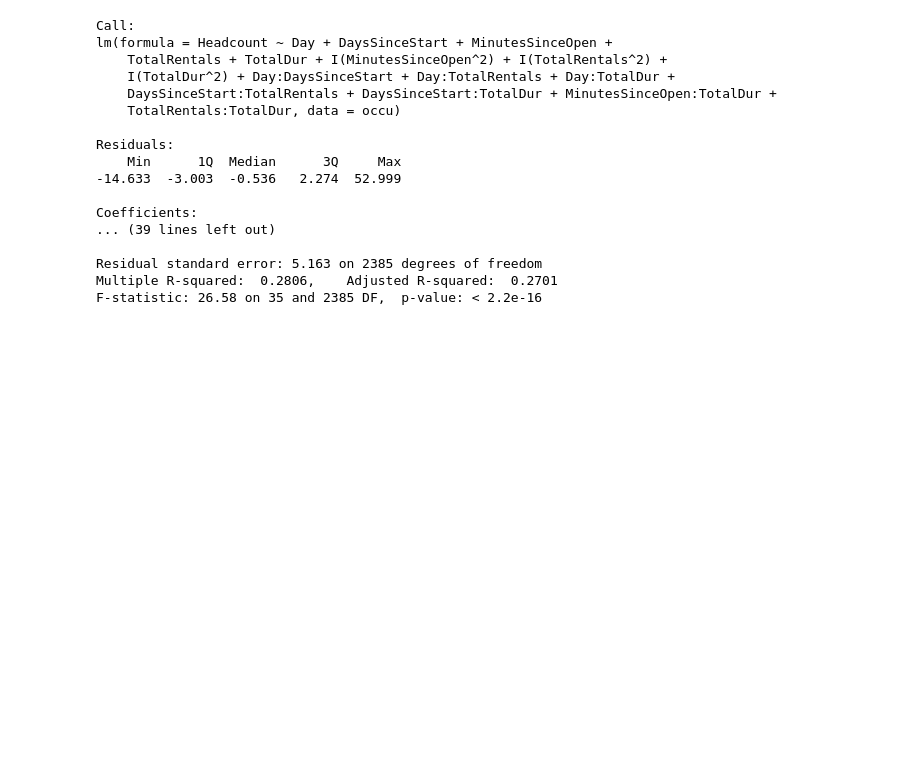
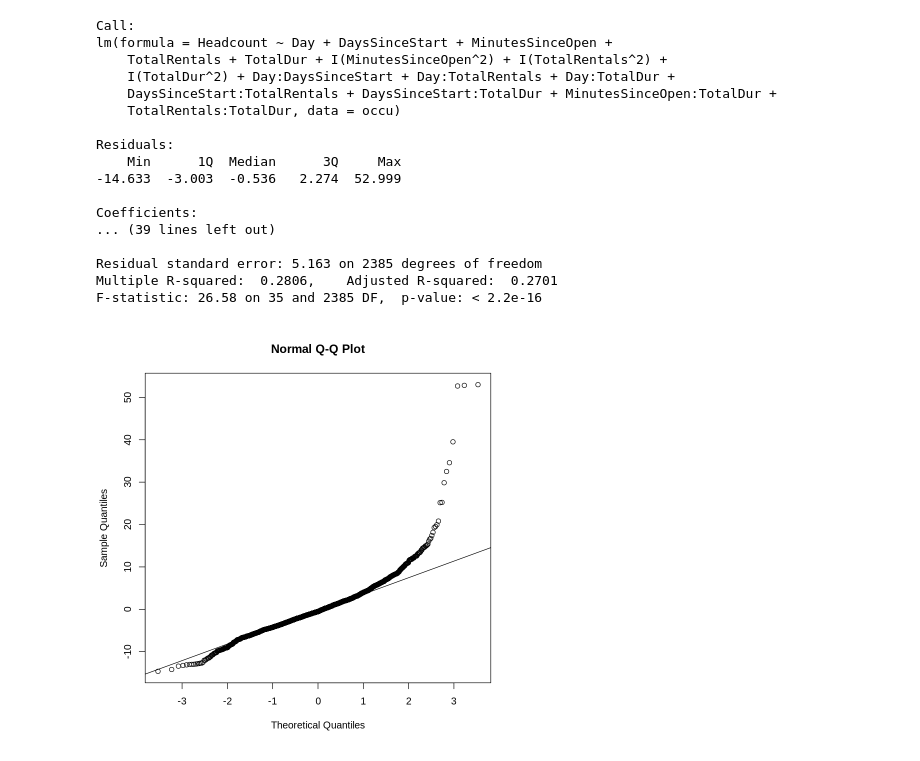
Before and after one commit to li-monogatarui/UC_predict, a Jupyter notebook: MATH352.ipynb, the cells around one changed output. Saved outputs shown, nothing was run; the diff lists cells and outputs as text; code cells hidden in the pictures; blank space fills up the shorter version.

Commit message:
plots

```diff
--- a/MATH352.ipynb
+++ b/MATH352.ipynb
@@ -142,3 +144,10 @@ Coefficients:
 Residual standard error: 5.163 on 2385 degrees of freedom
 Multiple R-squared:  0.2806,    Adjusted R-squared:  0.2701
 F-statistic: 26.58 on 35 and 2385 DF,  p-value: < 2.2e-16
+# %%
+res <- resid(new_model)
+# %%
+qqnorm(res)
+qqline(res)
+# %% [output]
+[figure, added]
```
Also changed, not shown: parts of 2 cells of this notebook.
